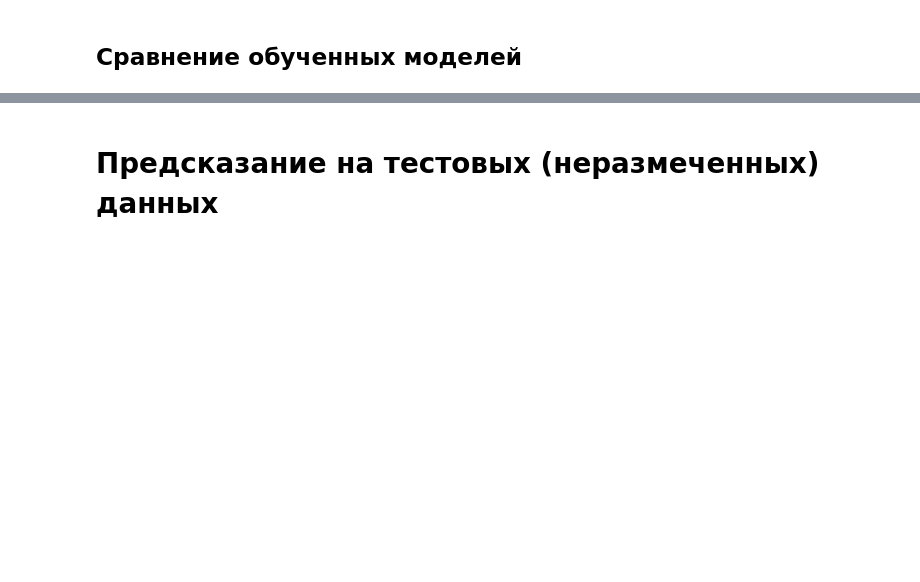
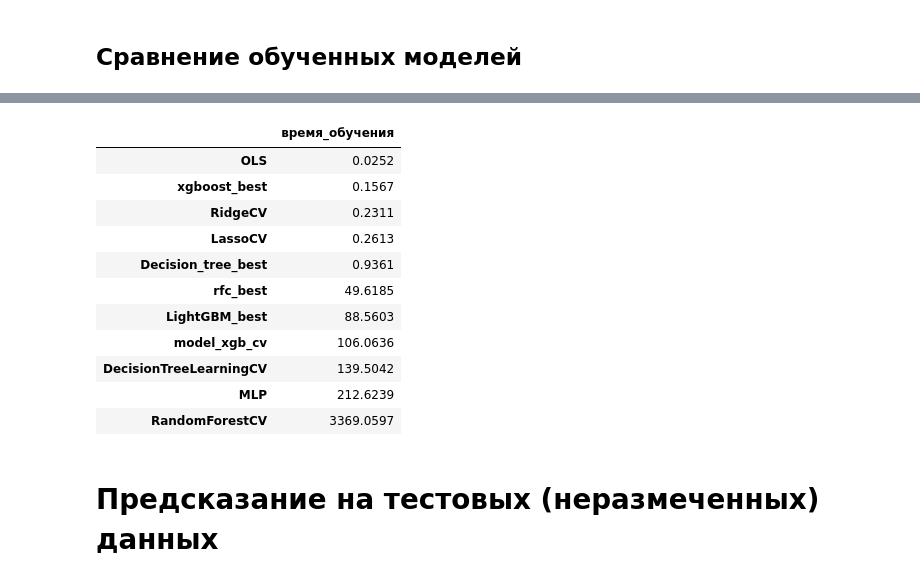
Before and after one commit to dmkhlnk/Wild-Blueberry-Yield-Dataset, a Jupyter notebook: BlueBerry_yields_prediction_.ipynb, the cells around one changed output, grey strips where cells are left out. Cells and saved outputs as stored; diff of their text form; code cells hidden in the pictures; blank space fills up the shorter version.

```diff
--- a/BlueBerry_yields_prediction_.ipynb
+++ b/BlueBerry_yields_prediction_.ipynb
@@ -395,0 +446,21 @@ print(feature_importance_rf.head(10))
+# %%
+regression = lgb.LGBMRegressor()
+params  = {'num_leaves': [10],
+    'max_depth': [-1],
+    'learning_rate': [0.05],
+    'n_estimators': [200],
+    'min_child_samples': [10, 20, 50],
+    'subsample': [0.8, 1.0],
+    'colsample_bytree': [0.8, 1.0],
+    'reg_alpha': [0.0, 0.1],
+    'reg_lambda': [0.0, 0.1]  }
+grid_lgb = GridSearchCV(estimator=regression, param_grid= params, scoring='neg_mean_absolute_error', n_jobs=-1, verbose=2)
+start = time.time()
+grid_lgb.fit(X_train, y_train)
+end = time.time()
+
+training_time_ols = end - start
+learning_time['LightGBM_cv'] += round(training_time_ols, 4)
+print(f"Время обучения LightGBM_cv: {training_time_ols:.4f} секунд")
+
+grid_lgb.best_params_
@@ -395,0 +485,12 @@ print(feature_importance_rf.head(10))
+# %%
+lgb_best = lgb.LGBMRegressor(**grid_lgb.best_params_)
+start = time.time()
+lgb_best.fit(X_train, y_train)
+end = time.time()
+
+training_time_ols = end - start
+learning_time['LightGBM_cv'] += round(training_time_ols, 4)
+learning_time['LightGBM_best'] = learning_time.pop('LightGBM_cv')
+print(f"Время обучения LightGBM_best: {training_time_ols:.4f} секунд")
+
+preds_lgb = lgb_best.predict(X_test)
@@ -508,3 +661,20 @@ metrics_df.sort_values(by='MAE', ascending = True)
+# %%
+learning_time_df = pd.DataFrame.from_dict(learning_time, orient='index', columns=['время_обучения'])
+
+learning_time_df.drop(['model_xgbCV']).sort_values(by = 'время_обучения', ascending=True)
+# %% [output]
+|  | время_обучения |
+| OLS | 0.0252 |
+| xgboost_best | 0.1567 |
+| RidgeCV | 0.2311 |
+| LassoCV | 0.2613 |
+| Decision_tree_best | 0.9361 |
+| rfc_best | 49.6185 |
+| LightGBM_best | 88.5603 |
+| model_xgb_cv | 106.0636 |
+| DecisionTreeLearningCV | 139.5042 |
+| MLP | 212.6239 |
+| RandomForestCV | 3369.0597 |
 # %% [markdown]
 # **Предсказание на тестовых (неразмеченных) данных**
 # %%
```
Also changed, not shown: parts of 34 cells of this notebook.
